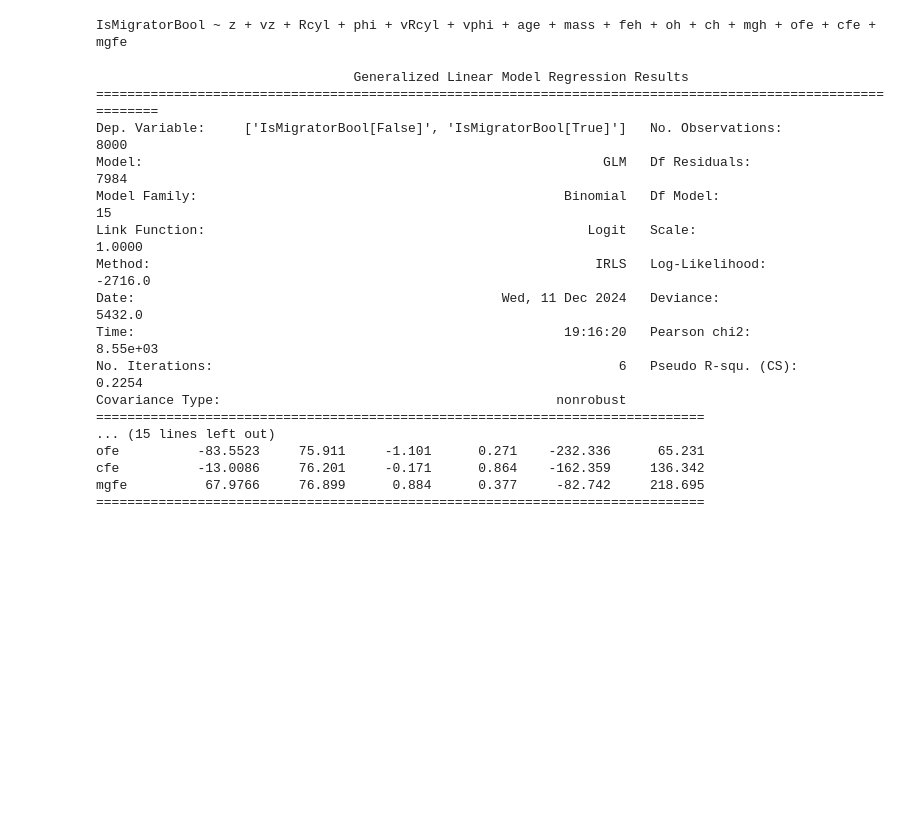
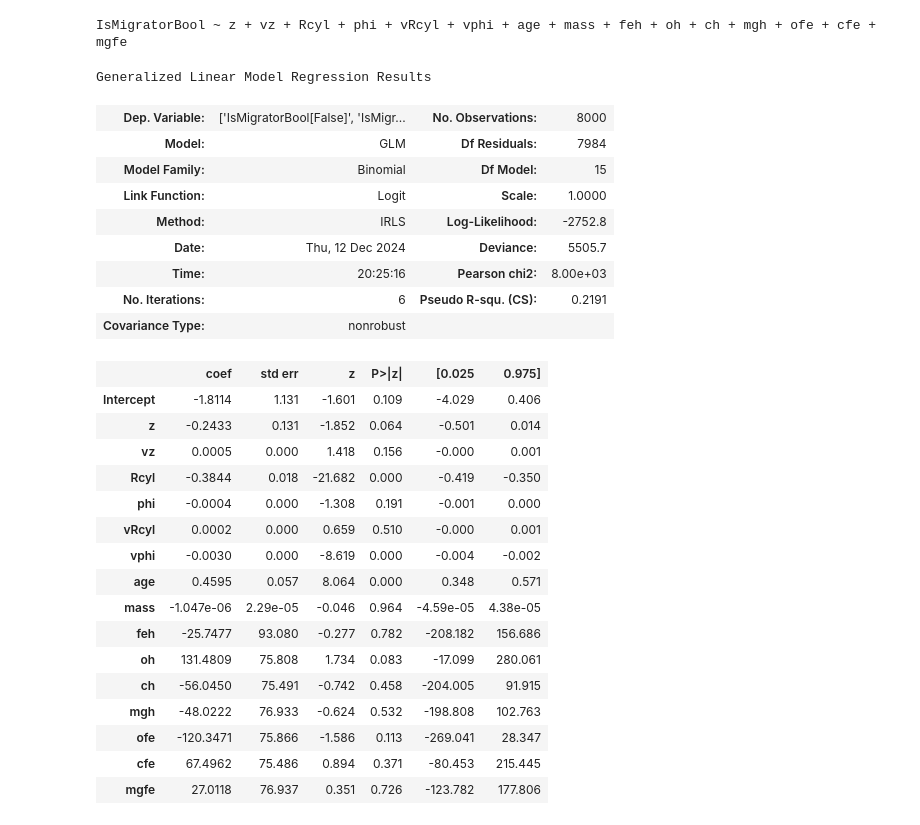
Before and after one commit to Chrillemis/AppStatProject, a Jupyter notebook: PlotsAndInitGLM/PlotsAndInitGLM.ipynb, the cells around one changed output. Drawn from its saved outputs; the diff is of its cells as text; code cells hidden in the pictures; blank space fills up the shorter version.

Commit message:
Added tables

```diff
--- a/PlotsAndInitGLM/PlotsAndInitGLM.ipynb
+++ b/PlotsAndInitGLM/PlotsAndInitGLM.ipynb
@@ -48,30 +48,42 @@ IsMigratorBool ~ z + vz + Rcyl + phi + vRcyl + vphi + age + mass + feh + oh + ch
 # %%
 train, test = train_test_split(DataFinal, test_size=0.2)
 
 model = smf.glm(formula = fitstr, data = train, family = sm.families.Binomial())
 
 # Fit the model
-result = model.fit()
+summary = model.fit().summary()
 # Display and interpret results
-print(result.summary())
+with open(PathToRepo + '\\Tables\\GLMFull.tex', 'w') as f:
+    f.write(summary.as_latex())
+summary
 # %% [output]
-                                 Generalized Linear Model Regression Results
-=============================================================================================================
-Dep. Variable:     ['IsMigratorBool[False]', 'IsMigratorBool[True]']   No. Observations:                 8000
-Model:                                                           GLM   Df Residuals:                     7984
-Model Family:                                               Binomial   Df Model:                           15
-Link Function:                                                 Logit   Scale:                          1.0000
-Method:                                                         IRLS   Log-Likelihood:                -2716.0
-Date:                                               Wed, 11 Dec 2024   Deviance:                       5432.0
-Time:                                                       19:16:20   Pearson chi2:                 8.55e+03
-No. Iterations:                                                    6   Pseudo R-squ. (CS):             0.2254
-Covariance Type:                                           nonrobust
-==============================================================================
-... (15 lines left out)
-ofe          -83.5523     75.911     -1.101      0.271    -232.336      65.231
-cfe          -13.0086     76.201     -0.171      0.864    -162.359     136.342
-mgfe          67.9766     76.899      0.884      0.377     -82.742     218.695
-==============================================================================
+Generalized Linear Model Regression Results
+| Dep. Variable: | ['IsMigratorBool[False]', 'IsMigr... | No. Observations: | 8000 |
+| Model: | GLM | Df Residuals: | 7984 |
+| Model Family: | Binomial | Df Model: | 15 |
+| Link Function: | Logit | Scale: | 1.0000 |
+| Method: | IRLS | Log-Likelihood: | -2752.8 |
+| Date: | Thu, 12 Dec 2024 | Deviance: | 5505.7 |
+| Time: | 20:25:16 | Pearson chi2: | 8.00e+03 |
+| No. Iterations: | 6 | Pseudo R-squ. (CS): | 0.2191 |
+| Covariance Type: | nonrobust |  |  |
+|  | coef | std err | z | P>|z| | [0.025 | 0.975] |
+| Intercept | -1.8114 | 1.131 | -1.601 | 0.109 | -4.029 | 0.406 |
+| z | -0.2433 | 0.131 | -1.852 | 0.064 | -0.501 | 0.014 |
+| vz | 0.0005 | 0.000 | 1.418 | 0.156 | -0.000 | 0.001 |
+| Rcyl | -0.3844 | 0.018 | -21.682 | 0.000 | -0.419 | -0.350 |
+| phi | -0.0004 | 0.000 | -1.308 | 0.191 | -0.001 | 0.000 |
+| vRcyl | 0.0002 | 0.000 | 0.659 | 0.510 | -0.000 | 0.001 |
+| vphi | -0.0030 | 0.000 | -8.619 | 0.000 | -0.004 | -0.002 |
+| age | 0.4595 | 0.057 | 8.064 | 0.000 | 0.348 | 0.571 |
+| mass | -1.047e-06 | 2.29e-05 | -0.046 | 0.964 | -4.59e-05 | 4.38e-05 |
+| feh | -25.7477 | 93.080 | -0.277 | 0.782 | -208.182 | 156.686 |
+| oh | 131.4809 | 75.808 | 1.734 | 0.083 | -17.099 | 280.061 |
+| ch | -56.0450 | 75.491 | -0.742 | 0.458 | -204.005 | 91.915 |
+| mgh | -48.0222 | 76.933 | -0.624 | 0.532 | -198.808 | 102.763 |
+| ofe | -120.3471 | 75.866 | -1.586 | 0.113 | -269.041 | 28.347 |
+| cfe | 67.4962 | 75.486 | 0.894 | 0.371 | -80.453 | 215.445 |
+| mgfe | 27.0118 | 76.937 | 0.351 | 0.726 | -123.782 | 177.806 |
 # %%
 train, test = train_test_split(DataFinal, test_size=0.2)
 
```
Also changed, not shown: parts of 1 cell of this notebook, 11 other files.
